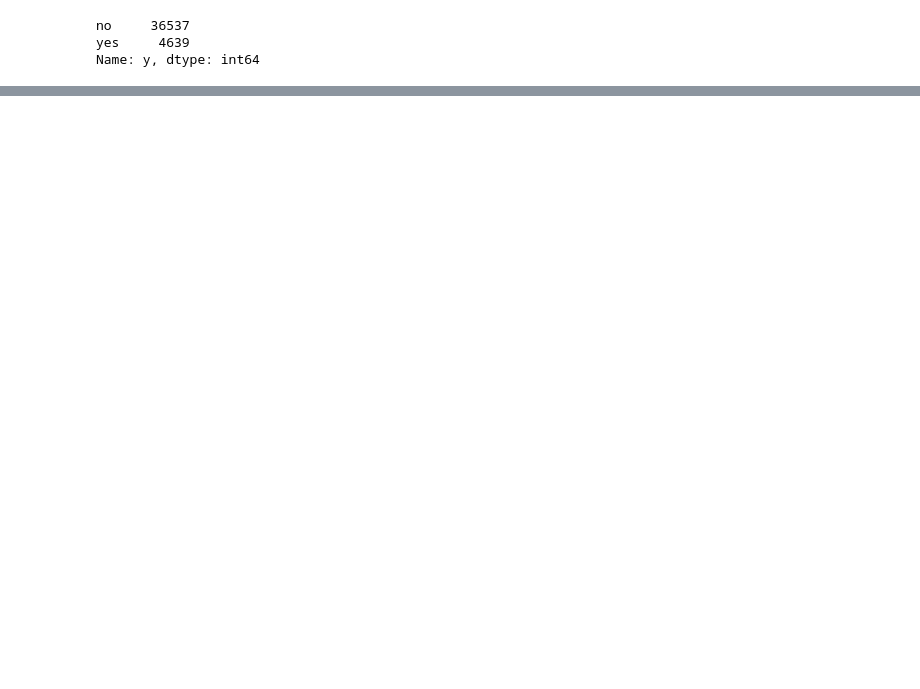
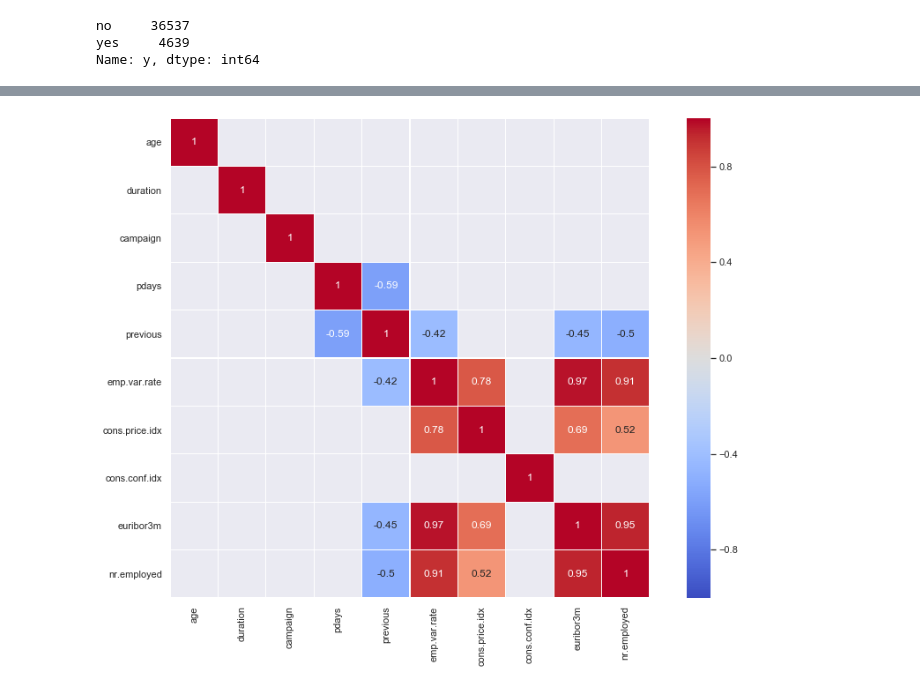
Before and after one commit to Dataforreal/springboard, a Jupyter notebook: Capstone_1/Capstone_Project_1.ipynb, the cells around one changed output, grey strips where cells are left out. Saved outputs shown, nothing was run; the diff lists cells and outputs as text; code cells hidden in the pictures; blank space fills up the shorter version.

```diff
--- a/Capstone_1/Capstone_Project_1.ipynb
+++ b/Capstone_1/Capstone_Project_1.ipynb
@@ -389,0 +393,7 @@ age_job_box = sns.scatterplot(x='education', y='age', hue="y", data=train)
+# %%
+# The heatmap below gives an indication of which relationships should be further investigated
+plt.subplots(figsize=(15,10))
+sns.heatmap(corr[(corr>=0.4)|(corr<=-0.4)], cmap='coolwarm', vmax=1.0, vmin=-1.0, linewidths=0.1,
+annot=True, annot_kws={"size":12}, square=True);
+# %% [output]
+[figure, added]
```
Also changed, not shown: parts of 33 cells of this notebook.
